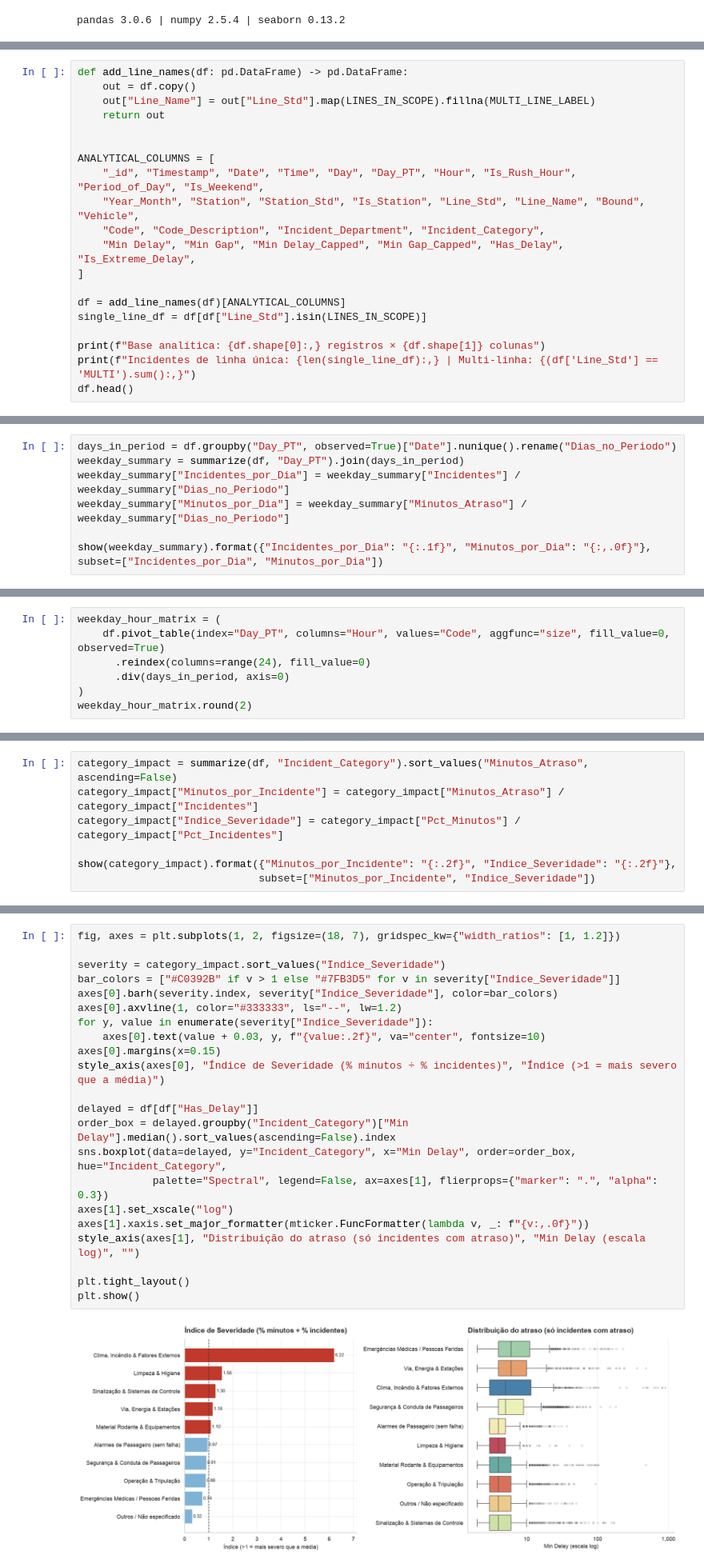
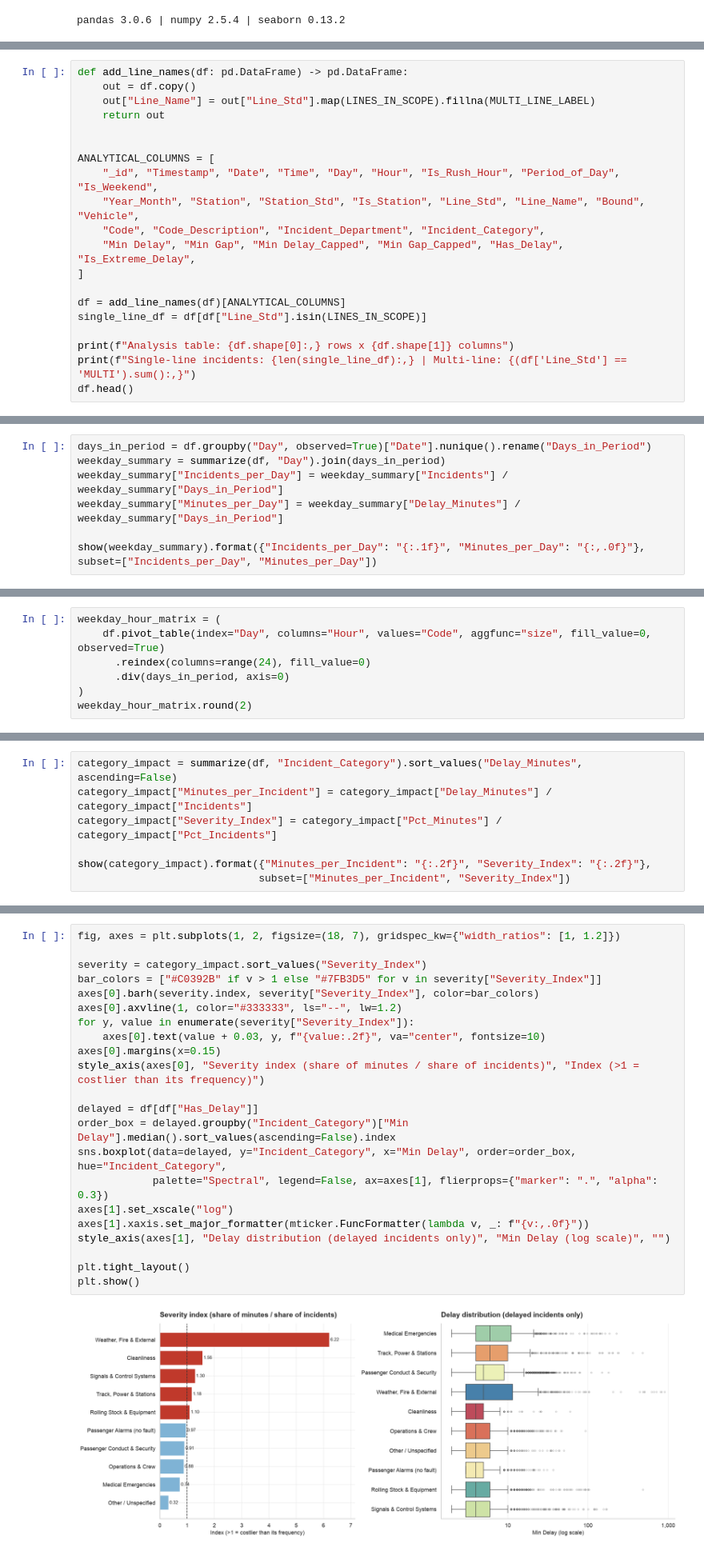
Before and after one commit to rafaelromwno/ttc-toronto, a Jupyter notebook: src/ttc_subway_delay_kdd.ipynb, the cells around one changed output, grey strips where cells are left out. Shown at 80% size. Cells and saved outputs as stored; diff of their text form.

```diff
--- a/src/ttc_subway_delay_kdd.ipynb
+++ b/src/ttc_subway_delay_kdd.ipynb
@@ -950,7 +889,7 @@ def add_line_names(df: pd.DataFrame) -> pd.DataFrame:
 
 
 ANALYTICAL_COLUMNS = [
-    "_id", "Timestamp", "Date", "Time", "Day", "Day_PT", "Hour", "Is_Rush_Hour", "Period_of_Day", "Is_Weekend",
+    "_id", "Timestamp", "Date", "Time", "Day", "Hour", "Is_Rush_Hour", "Period_of_Day", "Is_Weekend",
     "Year_Month", "Station", "Station_Std", "Is_Station", "Line_Std", "Line_Name", "Bound", "Vehicle",
     "Code", "Code_Description", "Incident_Department", "Incident_Category",
     "Min Delay", "Min Gap", "Min Delay_Capped", "Min Gap_Capped", "Has_Delay", "Is_Extreme_Delay",
@@ -959,7 +898,7 @@ ANALYTICAL_COLUMNS = [
 df = add_line_names(df)[ANALYTICAL_COLUMNS]
 single_line_df = df[df["Line_Std"].isin(LINES_IN_SCOPE)]
 
-print(f"Base analítica: {df.shape[0]:,} registros × {df.shape[1]} colunas")
-print(f"Incidentes de linha única: {len(single_line_df):,} | Multi-linha: {(df['Line_Std'] == 'MULTI').sum():,}")
+print(f"Analysis table: {df.shape[0]:,} rows x {df.shape[1]} columns")
+print(f"Single-line incidents: {len(single_line_df):,} | Multi-line: {(df['Line_Std'] == 'MULTI').sum():,}")
 df.head()
 # %% [output]
@@ -1092,8 +1018,8 @@ Como o período não tem exatamente o mesmo número de cada dia da semana, além
 # %%
-days_in_period = df.groupby("Day_PT", observed=True)["Date"].nunique().rename("Dias_no_Periodo")
-weekday_summary = summarize(df, "Day_PT").join(days_in_period)
-weekday_summary["Incidentes_por_Dia"] = weekday_summary["Incidentes"] / weekday_summary["Dias_no_Periodo"]
-weekday_summary["Minutos_por_Dia"] = weekday_summary["Minutos_Atraso"] / weekday_summary["Dias_no_Periodo"]
+days_in_period = df.groupby("Day", observed=True)["Date"].nunique().rename("Days_in_Period")
+weekday_summary = summarize(df, "Day").join(days_in_period)
+weekday_summary["Incidents_per_Day"] = weekday_summary["Incidents"] / weekday_summary["Days_in_Period"]
+weekday_summary["Minutes_per_Day"] = weekday_summary["Delay_Minutes"] / weekday_summary["Days_in_Period"]
 
-show(weekday_summary).format({"Incidentes_por_Dia": "{:.1f}", "Minutos_por_Dia": "{:,.0f}"}, subset=["Incidentes_por_Dia", "Minutos_por_Dia"])
+show(weekday_summary).format({"Incidents_per_Day": "{:.1f}", "Minutes_per_Day": "{:,.0f}"}, subset=["Incidents_per_Day", "Minutes_per_Day"])
 # %% [output]
@@ -1190,6 +1113,6 @@ datas daquele dia da semana). Ela é a base do heatmap da seção 5.
 # %%
 weekday_hour_matrix = (
-    df.pivot_table(index="Day_PT", columns="Hour", values="Code", aggfunc="size", fill_value=0, observed=True)
+    df.pivot_table(index="Day", columns="Hour", values="Code", aggfunc="size", fill_value=0, observed=True)
       .reindex(columns=range(24), fill_value=0)
       .div(days_in_period, axis=0)
 )
@@ -1415,8 +1317,8 @@ impact_table
 # %%
-category_impact = summarize(df, "Incident_Category").sort_values("Minutos_Atraso", ascending=False)
-category_impact["Minutos_por_Incidente"] = category_impact["Minutos_Atraso"] / category_impact["Incidentes"]
-category_impact["Indice_Severidade"] = category_impact["Pct_Minutos"] / category_impact["Pct_Incidentes"]
+category_impact = summarize(df, "Incident_Category").sort_values("Delay_Minutes", ascending=False)
+category_impact["Minutes_per_Incident"] = category_impact["Delay_Minutes"] / category_impact["Incidents"]
+category_impact["Severity_Index"] = category_impact["Pct_Minutes"] / category_impact["Pct_Incidents"]
 
-show(category_impact).format({"Minutos_por_Incidente": "{:.2f}", "Indice_Severidade": "{:.2f}"},
-                             subset=["Minutos_por_Incidente", "Indice_Severidade"])
+show(category_impact).format({"Minutes_per_Incident": "{:.2f}", "Severity_Index": "{:.2f}"},
+                             subset=["Minutes_per_Incident", "Severity_Index"])
 # %% [output]
@@ -1687,26 +1548,26 @@ plt.show()
 # %%
 fig, axes = plt.subplots(1, 2, figsize=(18, 7), gridspec_kw={"width_ratios": [1, 1.2]})
 
-severity = category_impact.sort_values("Indice_Severidade")
-bar_colors = ["#C0392B" if v > 1 else "#7FB3D5" for v in severity["Indice_Severidade"]]
-axes[0].barh(severity.index, severity["Indice_Severidade"], color=bar_colors)
+severity = category_impact.sort_values("Severity_Index")
+bar_colors = ["#C0392B" if v > 1 else "#7FB3D5" for v in severity["Severity_Index"]]
+axes[0].barh(severity.index, severity["Severity_Index"], color=bar_colors)
 axes[0].axvline(1, color="#333333", ls="--", lw=1.2)
-for y, value in enumerate(severity["Indice_Severidade"]):
+for y, value in enumerate(severity["Severity_Index"]):
     axes[0].text(value + 0.03, y, f"{value:.2f}", va="center", fontsize=10)
 axes[0].margins(x=0.15)
-style_axis(axes[0], "Índice de Severidade (% minutos ÷ % incidentes)", "Índice (>1 = mais severo que a média)")
+style_axis(axes[0], "Severity index (share of minutes / share of incidents)", "Index (>1 = costlier than its frequency)")
 
 delayed = df[df["Has_Delay"]]
 order_box = delayed.groupby("Incident_Category")["Min Delay"].median().sort_values(ascending=False).index
 sns.boxplot(data=delayed, y="Incident_Category", x="Min Delay", order=order_box, hue="Incident_Category",
             palette="Spectral", legend=False, ax=axes[1], flierprops={"marker": ".", "alpha": 0.3})
 axes[1].set_xscale("log")
 axes[1].xaxis.set_major_formatter(mticker.FuncFormatter(lambda v, _: f"{v:,.0f}"))
-style_axis(axes[1], "Distribuição do atraso (só incidentes com atraso)", "Min Delay (escala log)", "")
+style_axis(axes[1], "Delay distribution (delayed incidents only)", "Min Delay (log scale)", "")
 
 plt.tight_layout()
 plt.show()
 # %% [output]
-[figure, old version]
+[figure, new version]
 # %%
 fig, ax = plt.subplots(figsize=(15, 5.5))
```
Also changed, not shown: parts of 99 cells of this notebook, 1 other file.
